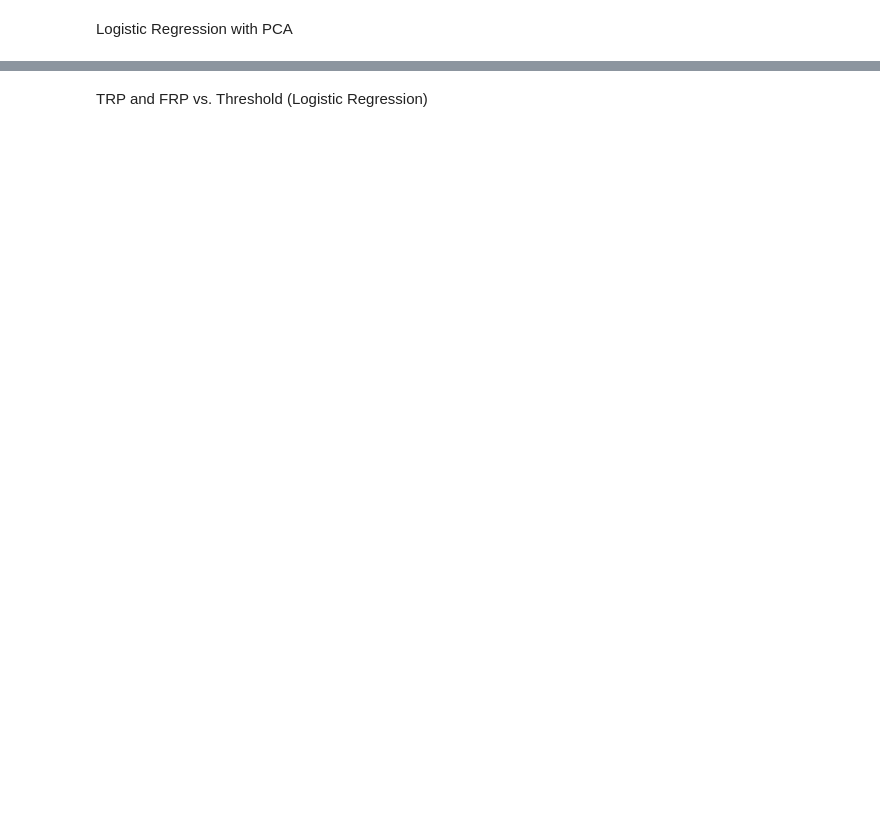
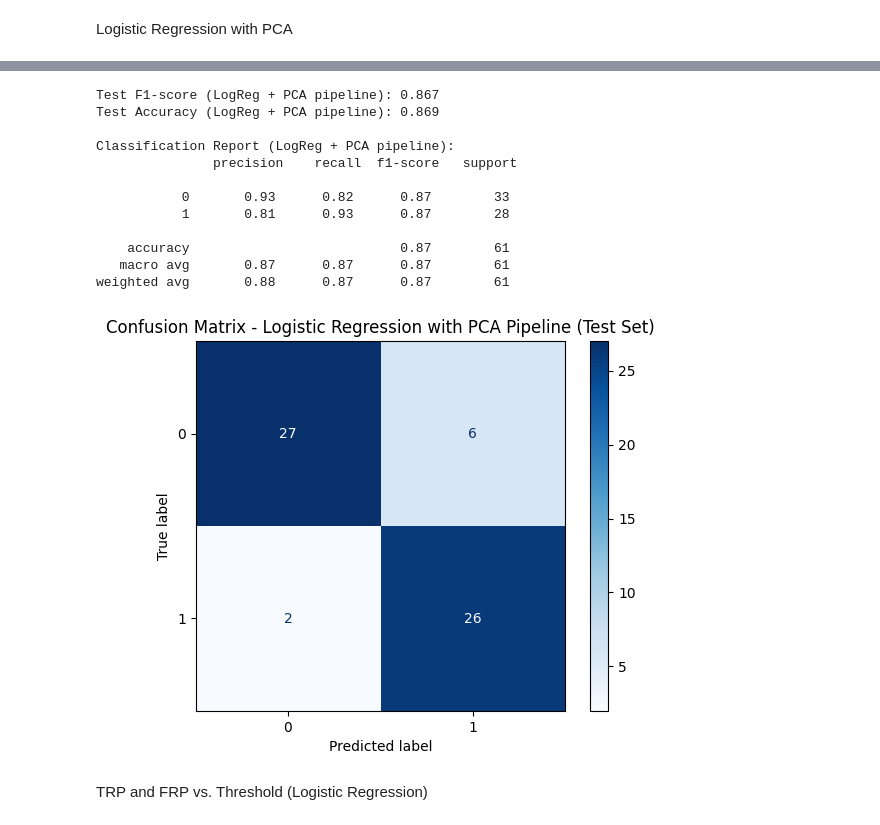
Before and after one commit to v-gapsys/PP4, a Jupyter notebook: Heart_Disease_Classification_Project.ipynb, the cells around one changed output, grey strips where cells are left out. Saved outputs shown, nothing was run; the diff lists cells and outputs as text; code cells hidden in the pictures; blank space fills up the shorter version.

```diff
--- a/Heart_Disease_Classification_Project.ipynb
+++ b/Heart_Disease_Classification_Project.ipynb
@@ -106,5 +104,0 @@ Normalisation
-# %%
-features_to_scale = ['age', 'trestbps', 'chol', 'thalach', 'oldpeak']
-scaler = StandardScaler()
-df[features_to_scale] = scaler.fit_transform(df[features_to_scale])
-df.head()
@@ -120,9 +107,16 @@ Separate features and target and Data split
 # %%
 X = df.drop('target', axis=1)
 y = df['target']
+
 X_train, X_test, y_train, y_test = train_test_split(
     X, y, test_size=0.2, random_state=42, stratify=y
 )
+
+features_to_scale = ['age', 'trestbps', 'chol', 'thalach', 'oldpeak']
+scaler = StandardScaler()
+X_train[features_to_scale] = scaler.fit_transform(X_train[features_to_scale])
+X_test[features_to_scale] = scaler.transform(X_test[features_to_scale])
+
 print(f"Training set size: {X_train.shape[0]} samples")
 print(f"Test set size: {X_test.shape[0]} samples")
 # %% [output]
@@ -383,17 +451,36 @@ print(f"Reduced number of PCA components: {X_train_pca.shape[1]}")
 # %%
-logreg_pca = LogisticRegression(class_weight='balanced', max_iter=1000, random_state=42)
-logreg_pca.fit(X_train_pca, y_train)
-y_pred_pca = logreg_pca.predict(X_test_pca)
-f1_pca = f1_score(y_test, y_pred_pca)
-accuracy_pca = accuracy_score(y_test, y_pred_pca)
-cm_pca = confusion_matrix(y_test, y_pred_pca)
-print(f"Test F1-score (LogReg + PCA): {f1_pca:.3f}")
-print(f"Test Accuracy (LogReg + PCA): {accuracy_pca:.3f}")
-print("\nClassification Report (LogReg + PCA):\n", classification_report(y_test, y_pred_pca))
-disp = ConfusionMatrixDisplay(confusion_matrix=cm_pca, display_labels=logreg_pca.classes_)
+
+best_pca_pipe = grid_search_pca.best_estimator_
+
+y_pred_pca_pipe = best_pca_pipe.predict(X_test)
+
+f1_pca_pipe = f1_score(y_test, y_pred_pca_pipe)
+accuracy_pca_pipe = accuracy_score(y_test, y_pred_pca_pipe)
+cm_pca_pipe = confusion_matrix(y_test, y_pred_pca_pipe)
+
+print(f"Test F1-score (LogReg + PCA pipeline): {f1_pca_pipe:.3f}")
+print(f"Test Accuracy (LogReg + PCA pipeline): {accuracy_pca_pipe:.3f}")
+print("\nClassification Report (LogReg + PCA pipeline):\n", classification_report(y_test, y_pred_pca_pipe))
+
+
+disp = ConfusionMatrixDisplay(confusion_matrix=cm_pca_pipe, display_labels=best_pca_pipe.named_steps['logreg'].classes_)
 disp.plot(cmap=plt.cm.Blues)
-plt.title("Confusion Matrix - Logistic Regression with PCA (Test Set)")
+plt.title("Confusion Matrix - Logistic Regression with PCA Pipeline (Test Set)")
 plt.show()
+# %% [output]
+Test F1-score (LogReg + PCA pipeline): 0.867
+Test Accuracy (LogReg + PCA pipeline): 0.869
+
+Classification Report (LogReg + PCA pipeline):
+               precision    recall  f1-score   support
+
+           0       0.93      0.82      0.87        33
+           1       0.81      0.93      0.87        28
+
+    accuracy                           0.87        61
+   macro avg       0.87      0.87      0.87        61
+weighted avg       0.88      0.87      0.87        61
+[figure, added]
 # %% [markdown]
 TRP and FRP vs. Threshold (Logistic Regression)
 # %%
```
Also changed, not shown: parts of 16 cells of this notebook.
